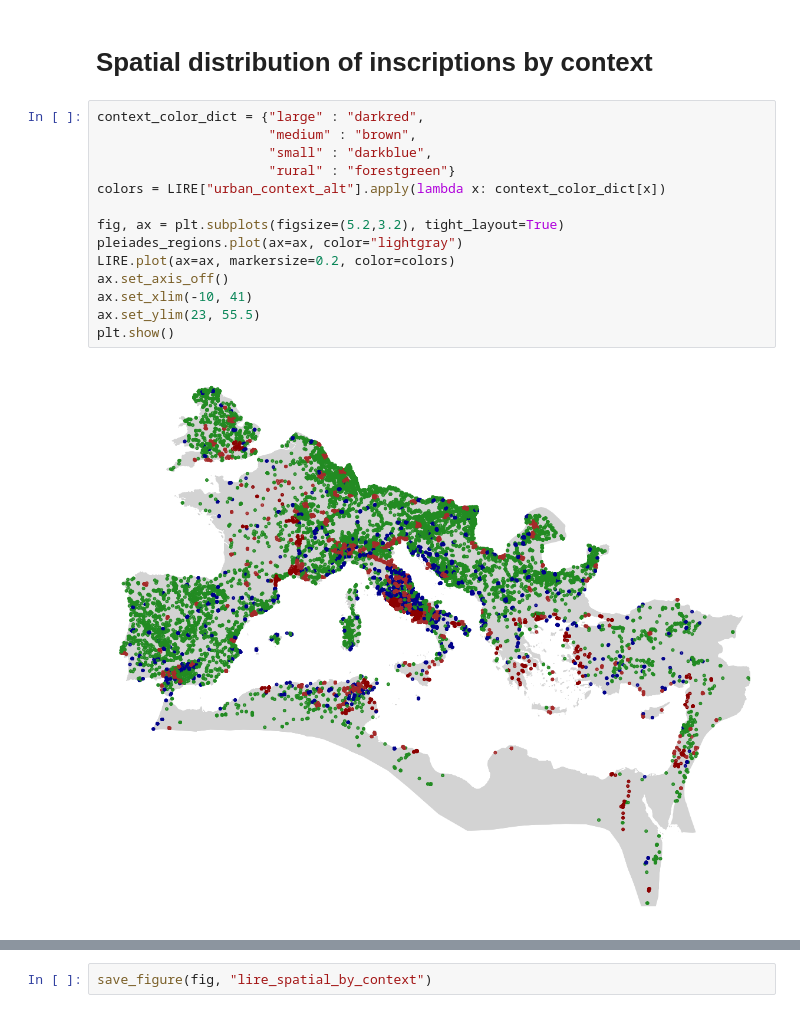
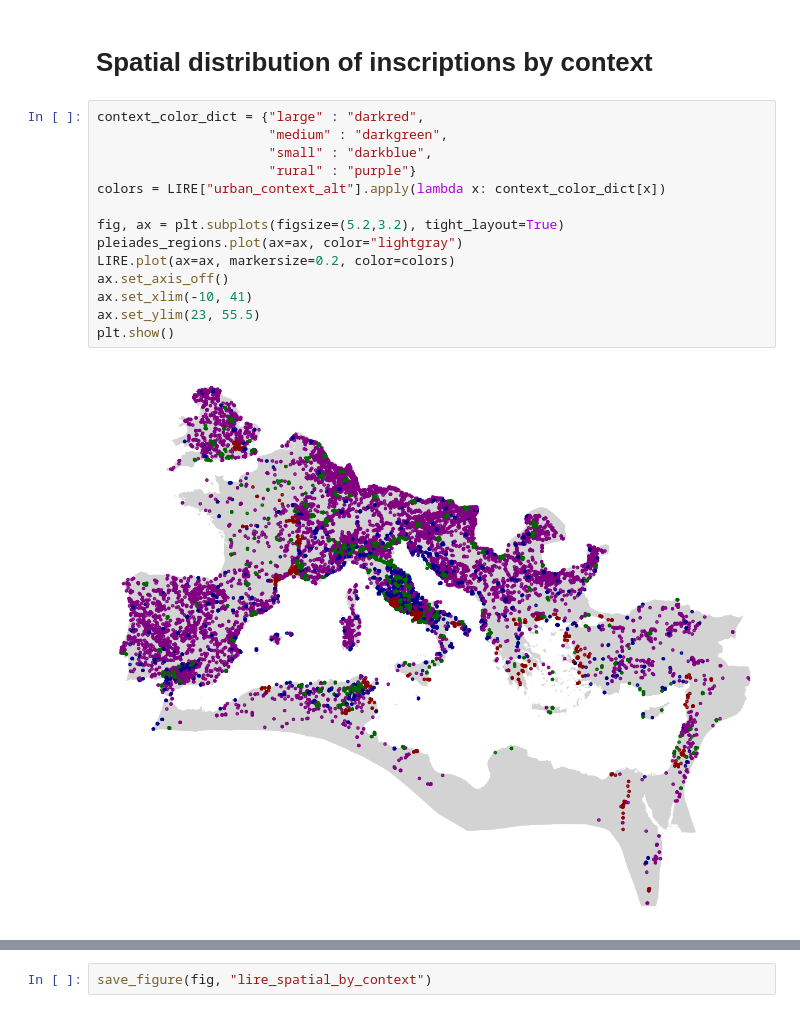
Before and after one commit to sdam-au/social_diversity, a Jupyter notebook: scripts/3_OCCUPS&ORGS_BY-CONTEXT.ipynb, the cells around one changed output, grey strips where cells are left out. Saved outputs shown, nothing was run; the diff lists cells and outputs as text.

```diff
--- a/scripts/3_OCCUPS&ORGS_BY-CONTEXT.ipynb
+++ b/scripts/3_OCCUPS&ORGS_BY-CONTEXT.ipynb
@@ -69,20 +61,20 @@ pleiades_regions = gpd.read_file("../data/pleiades_regions.geojson")
 # Spatial distribution of inscriptions by context
 # %%
 context_color_dict = {"large" : "darkred",
-                      "medium" : "brown",
+                      "medium" : "darkgreen",
                       "small" : "darkblue",
-                      "rural" : "forestgreen"}
+                      "rural" : "purple"}
 colors = LIRE["urban_context_alt"].apply(lambda x: context_color_dict[x])
 
 fig, ax = plt.subplots(figsize=(5.2,3.2), tight_layout=True)
 pleiades_regions.plot(ax=ax, color="lightgray")
 LIRE.plot(ax=ax, markersize=0.2, color=colors)
 ax.set_axis_off()
 ax.set_xlim(-10, 41)
 ax.set_ylim(23, 55.5)
 plt.show()
 # %% [output]
-[figure, old version]
+[figure, new version]
 # %%
 #color maps: https://matplotlib.org/stable/tutorials/colors/colormaps.html
 #colors: https://matplotlib.org/stable/gallery/color/named_colors.html
```
Also changed, not shown: parts of 14 cells of this notebook, 25 other files.
